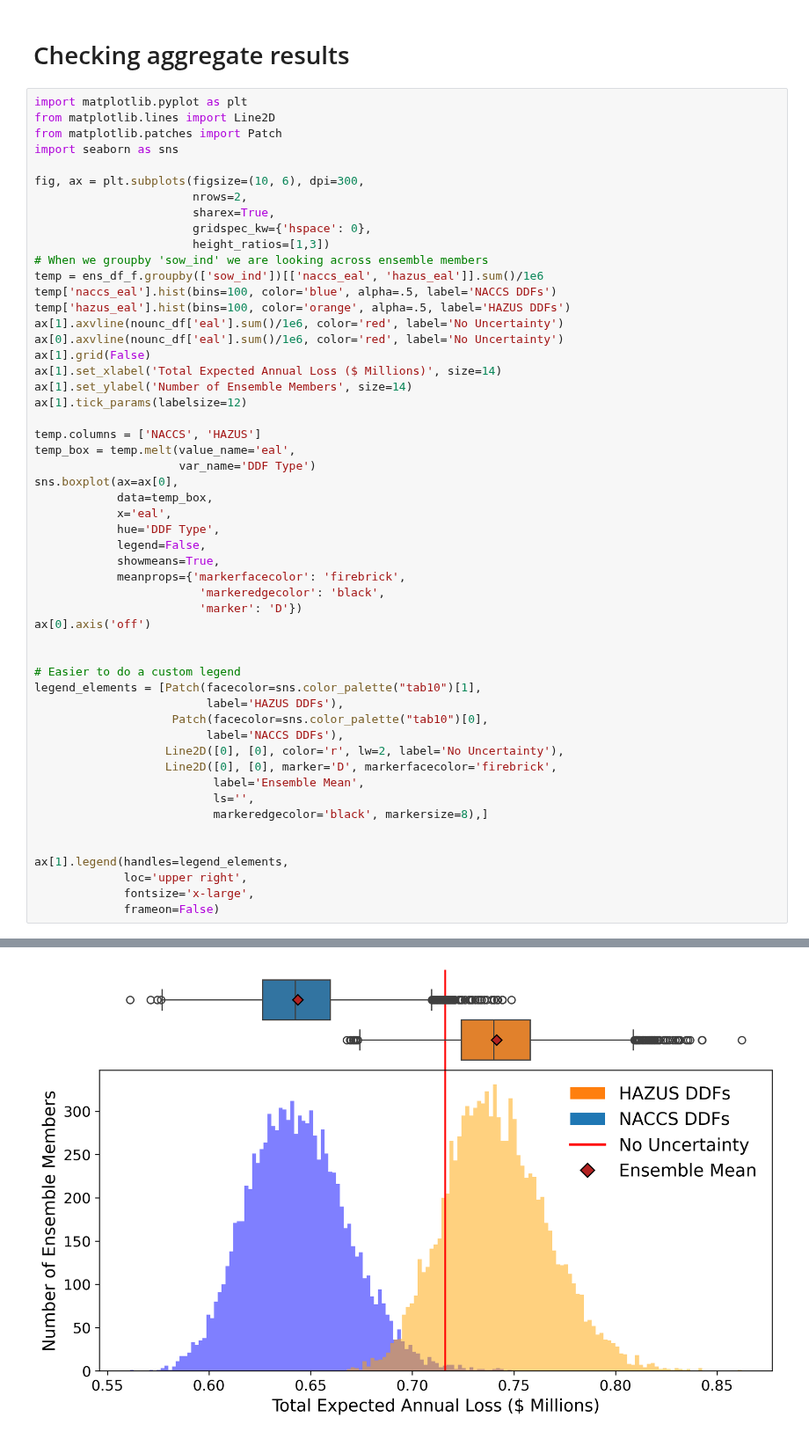
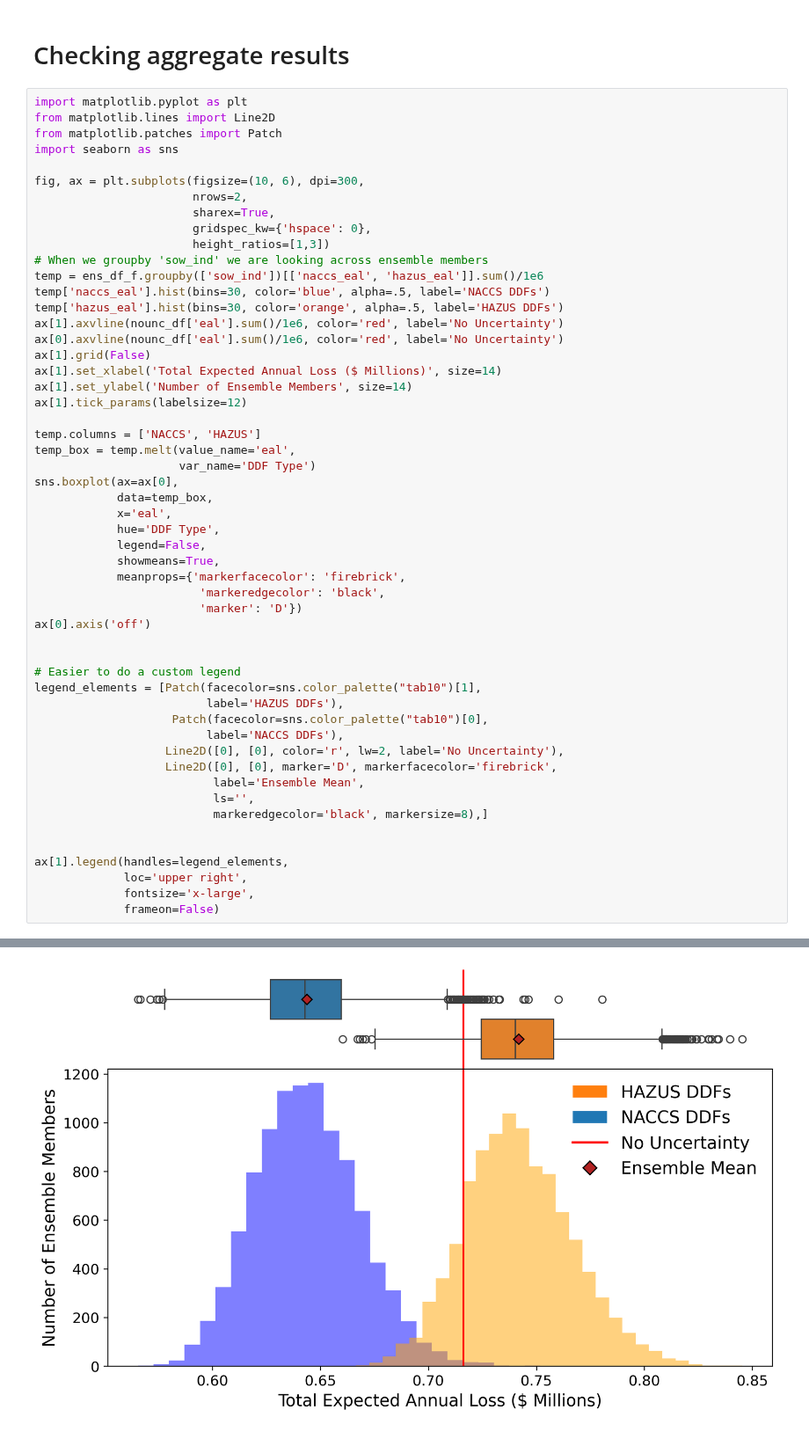
Before and after one commit to abpoll/unsafe, a Jupyter notebook: examples/phil_frd_partial/notebooks/partial_data_example.ipynb, the cells around one changed output, grey strips where cells are left out. Shown at 88% size. Drawn from its saved outputs; the diff is of its cells as text.

```diff
--- a/examples/phil_frd_partial/notebooks/partial_data_example.ipynb
+++ b/examples/phil_frd_partial/notebooks/partial_data_example.ipynb
@@ -594,8 +591,8 @@ fig, ax = plt.subplots(figsize=(10, 6), dpi=300,
                        height_ratios=[1,3])
 # When we groupby 'sow_ind' we are looking across ensemble members
 temp = ens_df_f.groupby(['sow_ind'])[['naccs_eal', 'hazus_eal']].sum()/1e6
-temp['naccs_eal'].hist(bins=100, color='blue', alpha=.5, label='NACCS DDFs')
-temp['hazus_eal'].hist(bins=100, color='orange', alpha=.5, label='HAZUS DDFs')
+temp['naccs_eal'].hist(bins=30, color='blue', alpha=.5, label='NACCS DDFs')
+temp['hazus_eal'].hist(bins=30, color='orange', alpha=.5, label='HAZUS DDFs')
 ax[1].axvline(nounc_df['eal'].sum()/1e6, color='red', label='No Uncertainty')
 ax[0].axvline(nounc_df['eal'].sum()/1e6, color='red', label='No Uncertainty')
 ax[1].grid(False)
@@ -609,31 +606,31 @@ temp_box = temp.melt(value_name='eal',
 sns.boxplot(ax=ax[0],
             data=temp_box,
             x='eal',
             hue='DDF Type',
             legend=False,
             showmeans=True,
             meanprops={'markerfacecolor': 'firebrick',
                         'markeredgecolor': 'black',
                         'marker': 'D'})
 ax[0].axis('off')
 
 
 # Easier to do a custom legend
 legend_elements = [Patch(facecolor=sns.color_palette("tab10")[1],
                          label='HAZUS DDFs'),
                     Patch(facecolor=sns.color_palette("tab10")[0],
                          label='NACCS DDFs'),
                    Line2D([0], [0], color='r', lw=2, label='No Uncertainty'),
                    Line2D([0], [0], marker='D', markerfacecolor='firebrick',
                           label='Ensemble Mean',
                           ls='',
                           markeredgecolor='black', markersize=8),]
 
 
 ax[1].legend(handles=legend_elements,
              loc='upper right',
              fontsize='x-large',
              frameon=False)
 # %% [output]
 <matplotlib.legend.Legend at 0x...>
-[figure, old version]
+[figure, new version]
```
Also changed, not shown: parts of 1 cell of this notebook, 2 other files.
